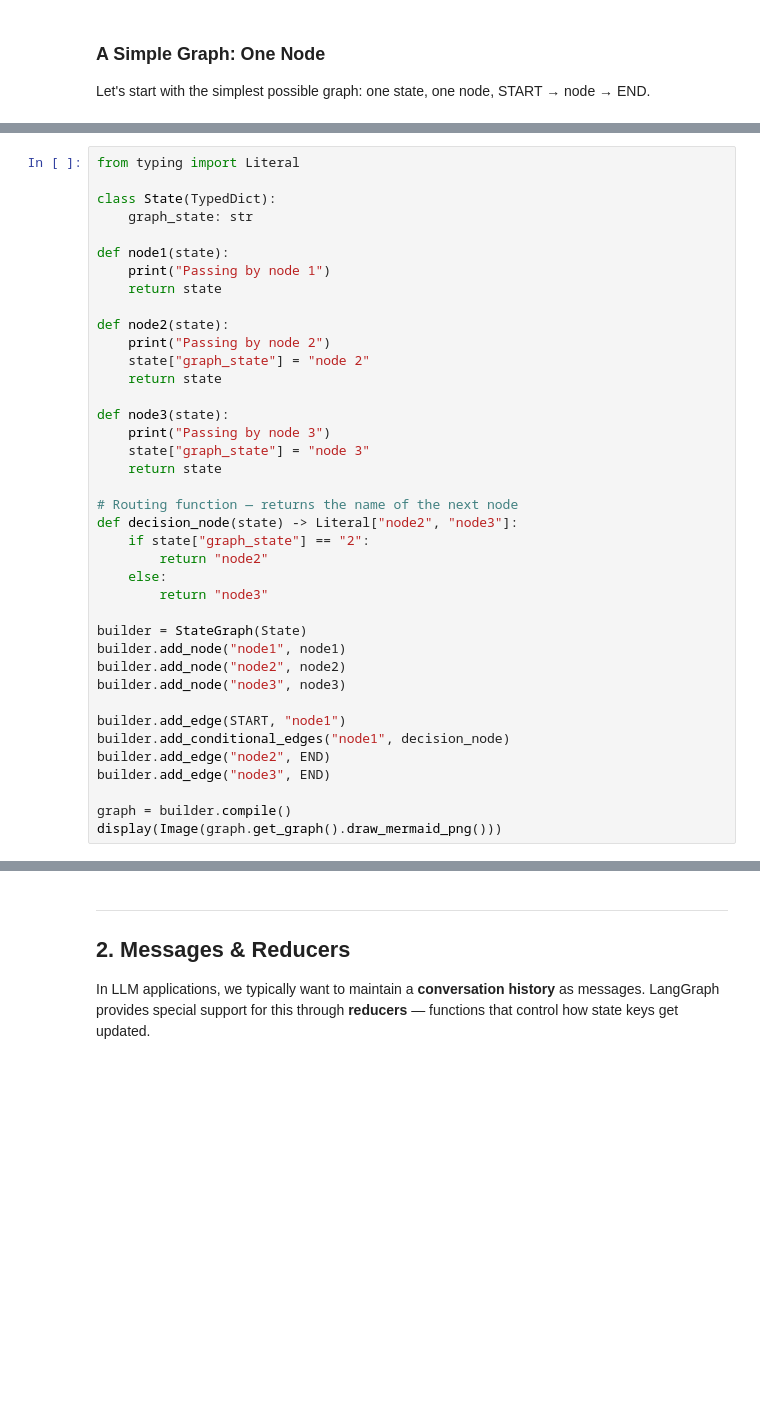
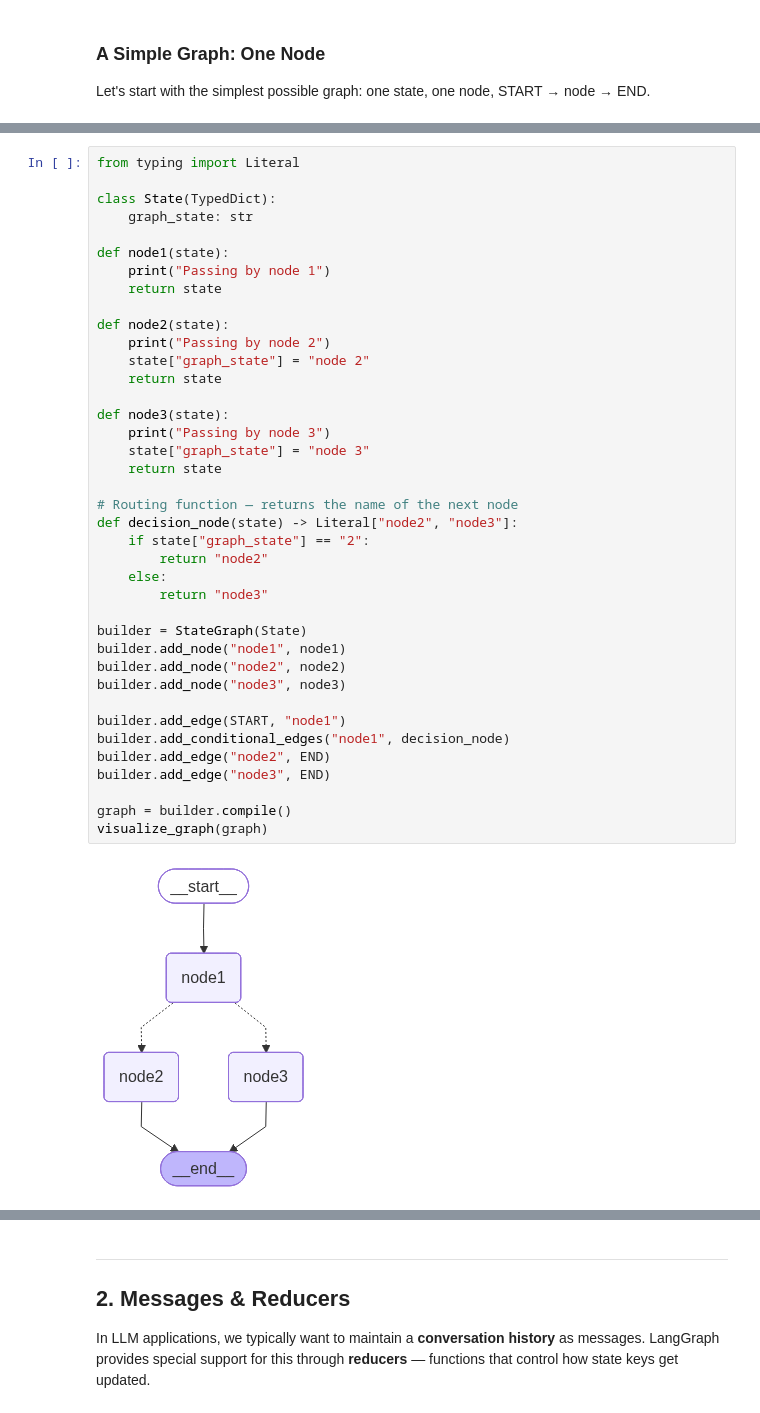
Before and after one commit to EnkrateiaLucca/oreilly-langgraph, a Jupyter notebook: notebooks/1.0-langgraph-fundamentals.ipynb, the cells around one changed output, grey strips where cells are left out. Saved outputs shown, nothing was run; the diff lists cells and outputs as text; blank space fills up the shorter version.

```diff
--- a/notebooks/1.0-langgraph-fundamentals.ipynb
+++ b/notebooks/1.0-langgraph-fundamentals.ipynb
@@ -77,34 +91,36 @@ def node1(state):
     return state
 
 def node2(state):
     print("Passing by node 2")
     state["graph_state"] = "node 2"
     return state
 
 def node3(state):
     print("Passing by node 3")
     state["graph_state"] = "node 3"
     return state
 
 # Routing function — returns the name of the next node
 def decision_node(state) -> Literal["node2", "node3"]:
     if state["graph_state"] == "2":
         return "node2"
     else:
         return "node3"
 
 builder = StateGraph(State)
 builder.add_node("node1", node1)
 builder.add_node("node2", node2)
 builder.add_node("node3", node3)
 
 builder.add_edge(START, "node1")
 builder.add_conditional_edges("node1", decision_node)
 builder.add_edge("node2", END)
 builder.add_edge("node3", END)
 
 graph = builder.compile()
-display(Image(graph.get_graph().draw_mermaid_png()))
+visualize_graph(graph)
+# %% [output]
+[figure, added]
 # %%
 # Routes to node2
 graph.invoke({"graph_state": "2"})
```
Also changed, not shown: parts of 24 cells of this notebook, 29 other files.
